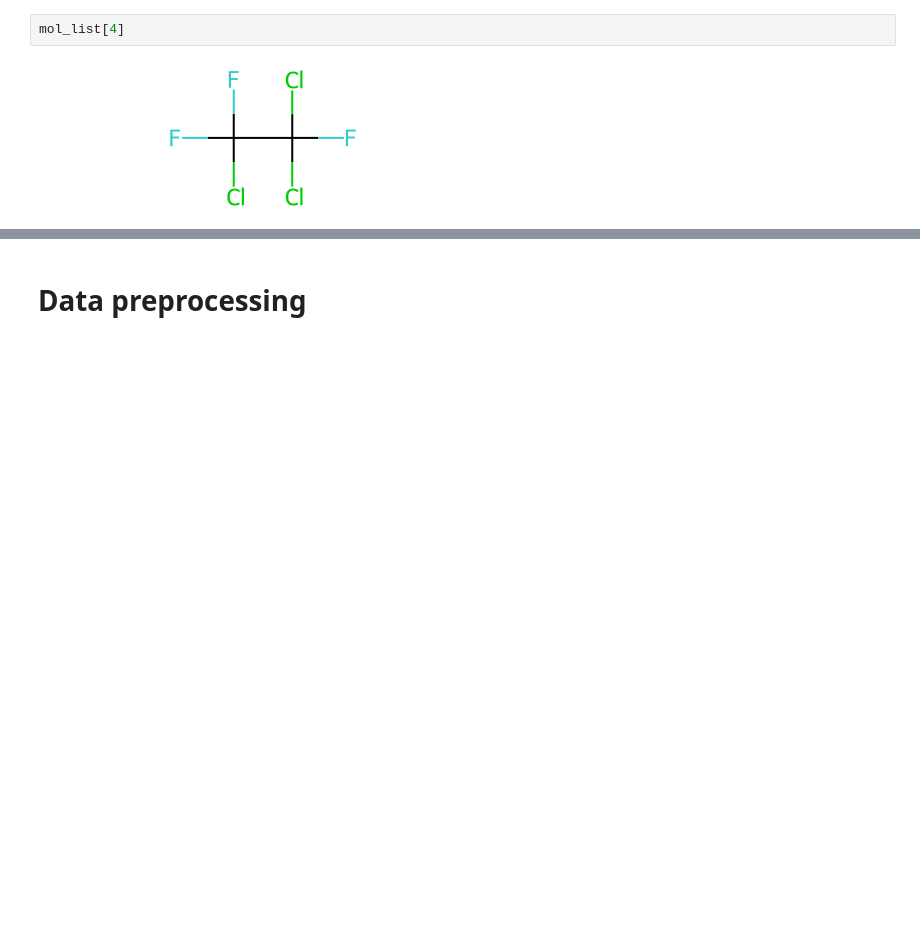
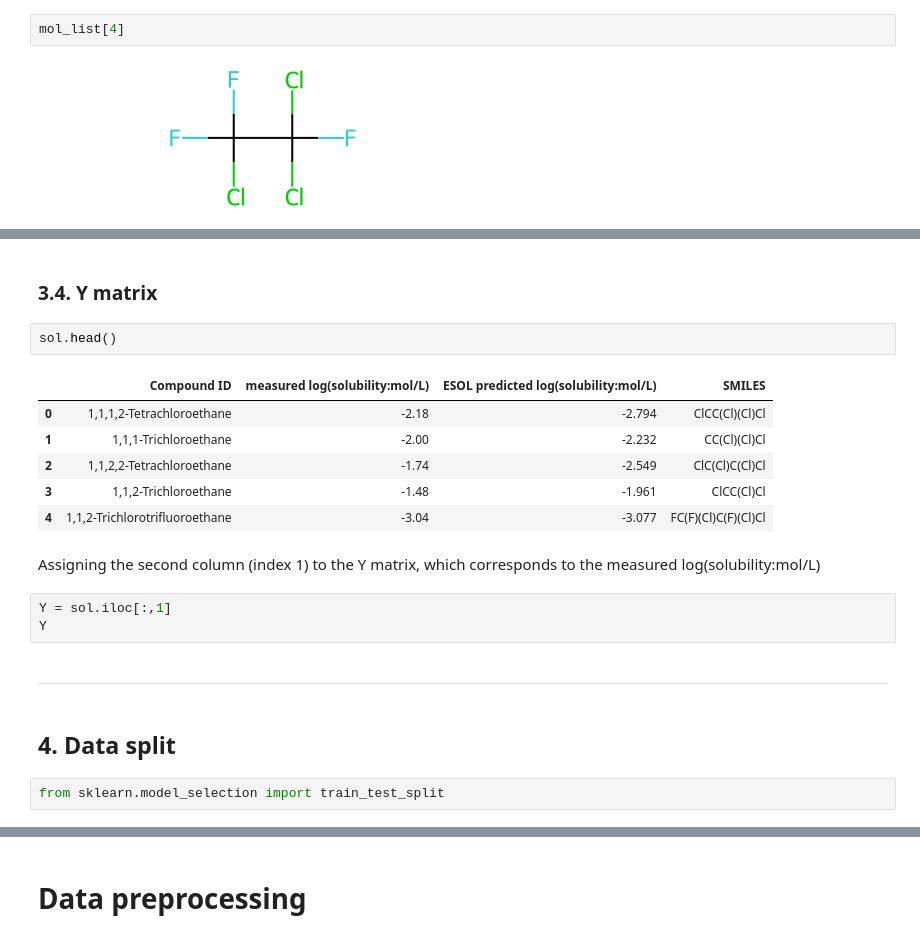
Before and after one commit to gaellequillaud/Molecular_Property_Prediction_GNN, a Jupyter notebook: Molecular_Property_Prediction_GNN.ipynb, the cells around one changed output, grey strips where cells are left out. Saved outputs shown, nothing was run; the diff lists cells and outputs as text; blank space fills up the shorter version.

```diff
--- a/Molecular_Property_Prediction_GNN.ipynb
+++ b/Molecular_Property_Prediction_GNN.ipynb
@@ -46,0 +188,22 @@ mol_list[4]
+# %% [markdown]
+### **3.4. Y matrix**
+# %%
+sol.head()
+# %% [output]
+|  | Compound ID | measured log(solubility:mol/L) | ESOL predicted log(solubility:mol/L) | SMILES |
+| 0 | 1,1,1,2-Tetrachloroethane | -2.18 | -2.794 | ClCC(Cl)(Cl)Cl |
+| 1 | 1,1,1-Trichloroethane | -2.00 | -2.232 | CC(Cl)(Cl)Cl |
+| 2 | 1,1,2,2-Tetrachloroethane | -1.74 | -2.549 | ClC(Cl)C(Cl)Cl |
+| 3 | 1,1,2-Trichloroethane | -1.48 | -1.961 | ClCC(Cl)Cl |
+| 4 | 1,1,2-Trichlorotrifluoroethane | -3.04 | -3.077 | FC(F)(Cl)C(F)(Cl)Cl |
+# %% [markdown]
+Assigning the second column (index 1) to the Y matrix, which corresponds to the measured log(solubility:mol/L)
+# %%
+Y = sol.iloc[:,1]
+Y
+# %% [markdown]
+---
+# %% [markdown]
+## **4. Data split**
+# %%
+from sklearn.model_selection import train_test_split
```
Also changed, not shown: parts of 35 cells of this notebook.
